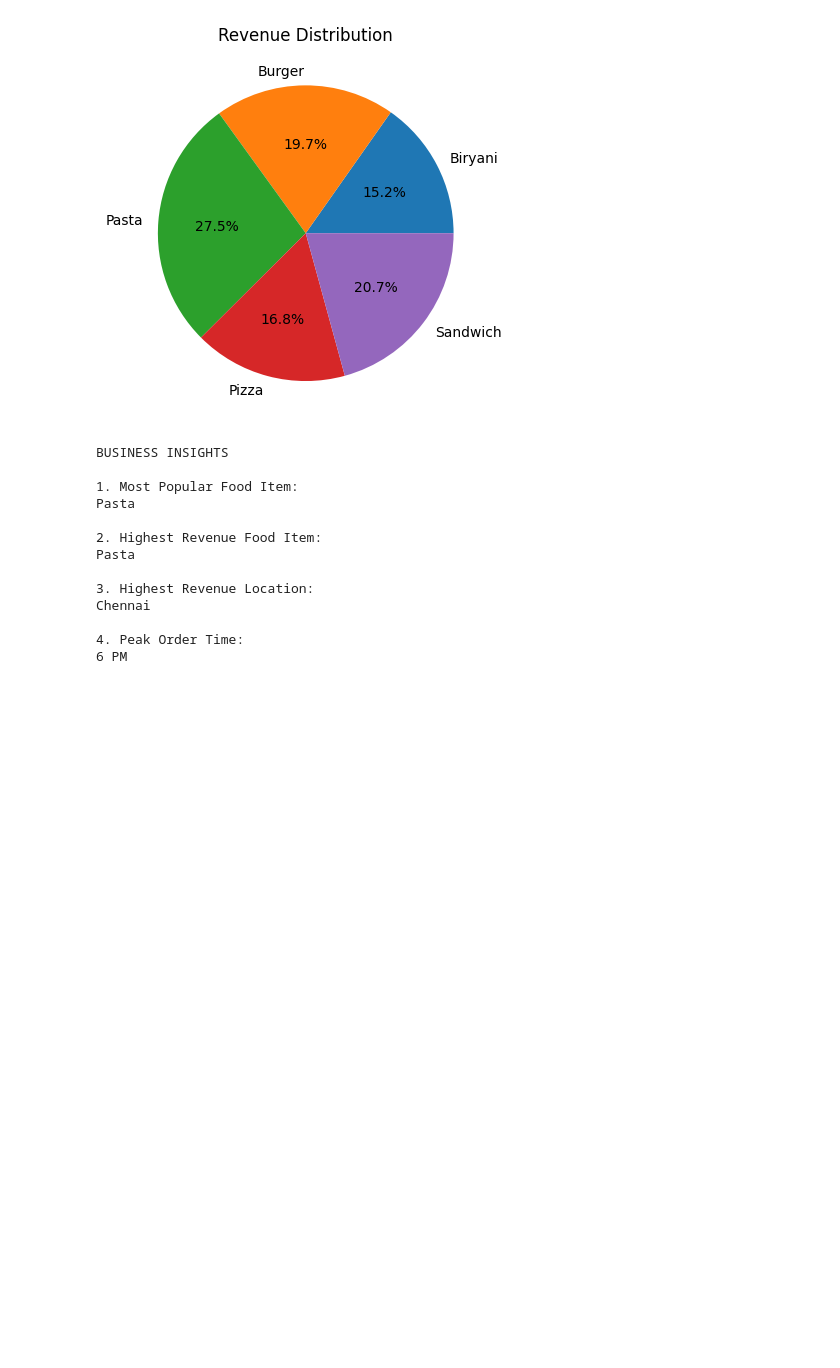
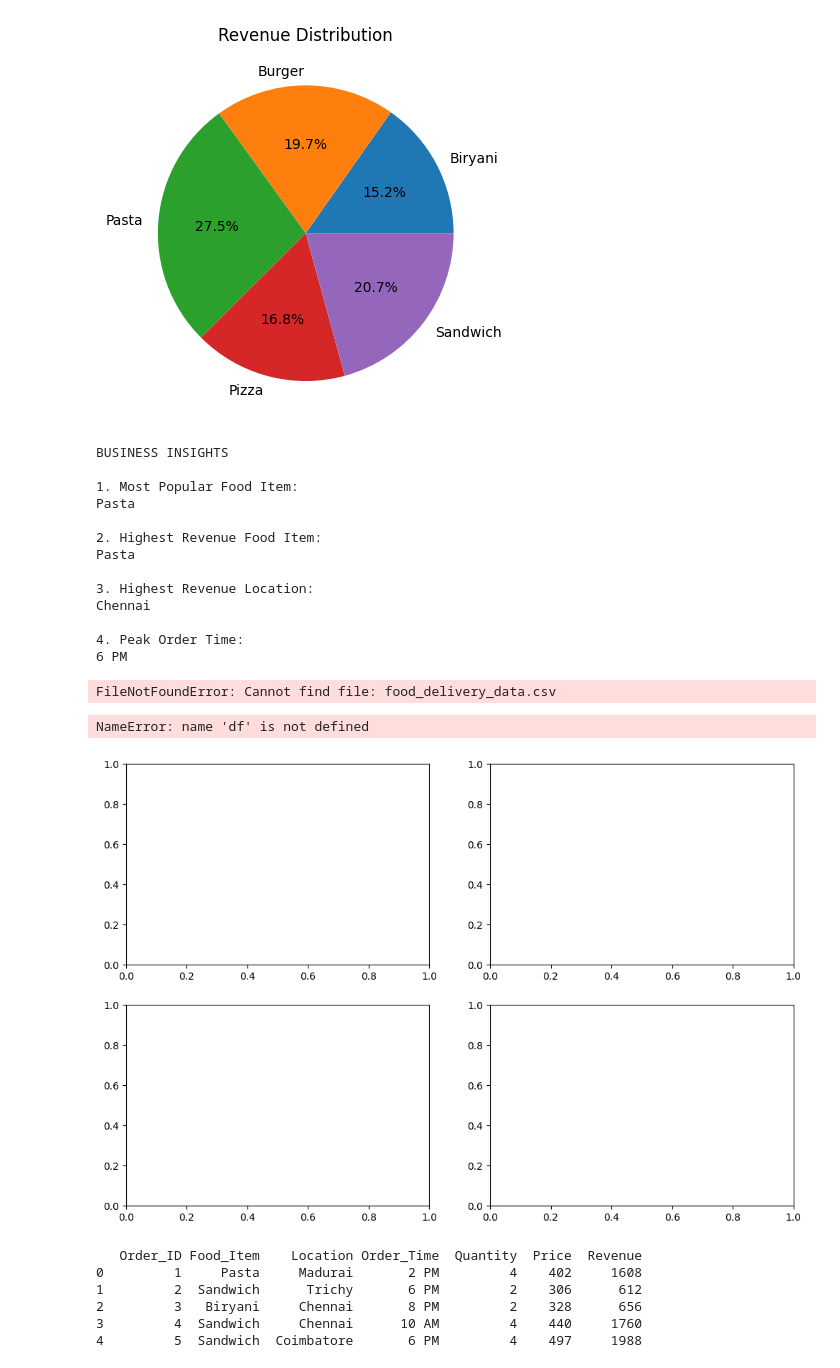
Before and after one commit to samrin24csc-hue/Food_Delivery_Sales_Analysis, a Jupyter notebook: Food_Delivery_Sales_Analysis.ipynb, the cells around one changed output. Saved outputs shown, nothing was run; the diff lists cells and outputs as text; code cells hidden in the pictures; blank space fills up the shorter version.

```diff
--- a/Food_Delivery_Sales_Analysis.ipynb
+++ b/Food_Delivery_Sales_Analysis.ipynb
@@ -142,3 +144,70 @@ Chennai
 
 4. Peak Order Time:
 6 PM
+# %%
+from google.colab import files
+
+files.download('food_delivery_data.csv')
+# %% [output]
+FileNotFoundError: Cannot find file: food_delivery_data.csv
+# %%
+import matplotlib.pyplot as plt
+
+fig, axes = plt.subplots(2, 2, figsize=(12, 8))
+
+# Popular Food Items
+df['Food_Item'].value_counts().plot(kind='bar', ax=axes[0,0])
+axes[0,0].set_title('Popular Food Items')
+
+# Revenue by Location
+df.groupby('Location')['Revenue'].sum().plot(kind='bar', ax=axes[0,1])
+axes[0,1].set_title('Revenue by Location')
+
+# Orders by Time
+df['Order_Time'].value_counts().plot(kind='line', marker='o', ax=axes[1,0])
+axes[1,0].set_title('Orders by Time')
+
+# Revenue Distribution
+df.groupby('Food_Item')['Revenue'].sum().plot(
+    kind='pie',
+    autopct='%1.1f%%',
+    ax=axes[1,1]
+)
+axes[1,1].set_title('Revenue Distribution')
+axes[1,1].set_ylabel('')
+
+plt.tight_layout()
+plt.show()
+# %% [output]
+NameError: name 'df' is not defined
+[figure, added]
+# %%
+import pandas as pd
+import numpy as np
+
+np.random.seed(42)
+
+food_items = ['Burger', 'Pizza', 'Biryani', 'Pasta', 'Sandwich']
+locations = ['Chennai', 'Madurai', 'Trichy', 'Coimbatore', 'Salem']
+times = ['10 AM', '12 PM', '2 PM', '4 PM', '6 PM', '8 PM']
+
+data = {
+    'Order_ID': range(1, 201),
+    'Food_Item': np.random.choice(food_items, 200),
+    'Location': np.random.choice(locations, 200),
+    'Order_Time': np.random.choice(times, 200),
+    'Quantity': np.random.randint(1, 5, 200),
+    'Price': np.random.randint(100, 500, 200)
+}
+
+df = pd.DataFrame(data)
+df['Revenue'] = df['Quantity'] * df['Price']
+
+print(df.head())
+# %% [output]
+   Order_ID Food_Item    Location Order_Time  Quantity  Price  Revenue
+0         1     Pasta     Madurai       2 PM         4    402     1608
+1         2  Sandwich      Trichy       6 PM         2    306      612
+2         3   Biryani     Chennai       8 PM         2    328      656
+3         4  Sandwich     Chennai      10 AM         4    440     1760
+4         5  Sandwich  Coimbatore       6 PM         4    497     1988
```
Also changed, not shown: parts of 2 cells of this notebook.
